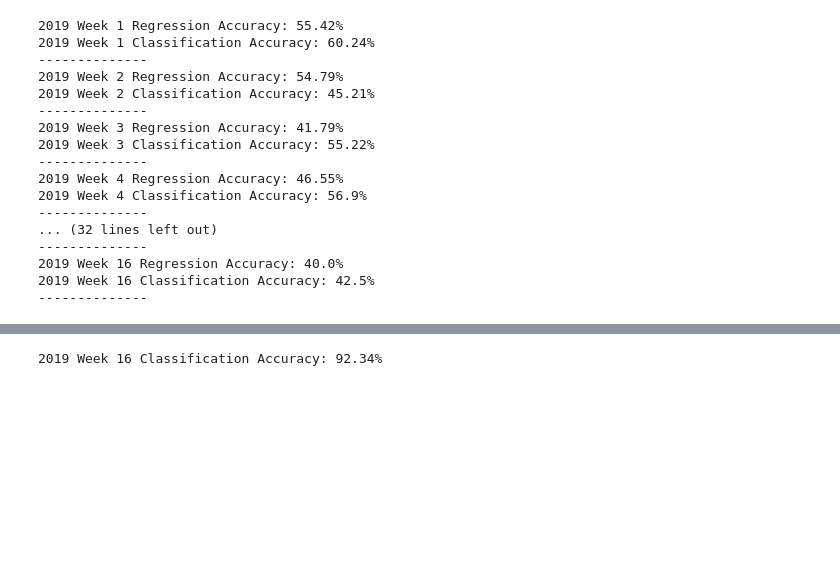
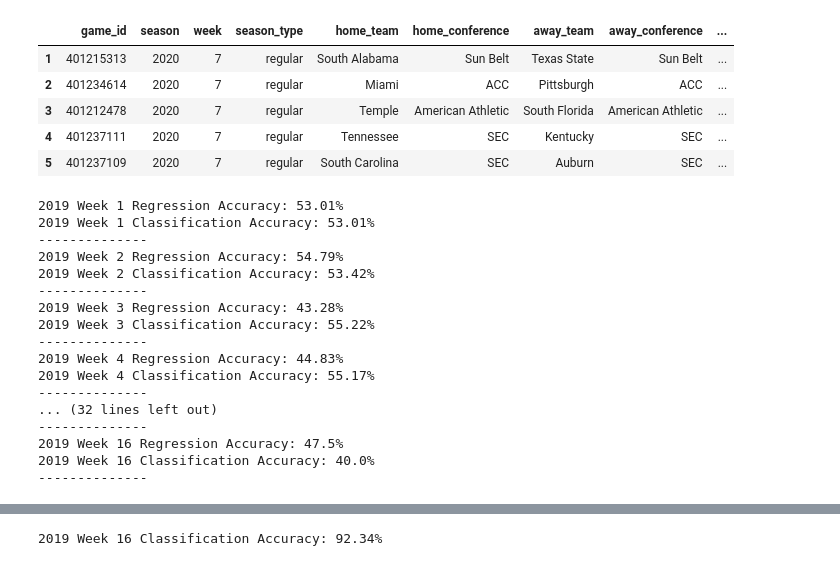
Before and after one commit to gardnmi/zillion_picks, a Jupyter notebook: ml_model/model.ipynb, the cells around one changed output, grey strips where cells are left out. Drawn from its saved outputs; the diff is of its cells as text; code cells hidden in the pictures; blank space fills up the shorter version.

```diff
--- a/ml_model/model.ipynb
+++ b/ml_model/model.ipynb
@@ -196,3 +199,16 @@ predict_df.head()
+# %%
+if no_predictions:
+    predict_df = predict_df.dropna(subset=['regression_spread_result'])
+else:
+    pass
+predict_df.head()
+# %% [output]
+|  | game_id | season | week | season_type | home_team | home_conference | away_team | away_conference | ... |
+| 1 | 401215313 | 2020 | 7 | regular | South Alabama | Sun Belt | Texas State | Sun Belt | ... |
+| 2 | 401234614 | 2020 | 7 | regular | Miami | ACC | Pittsburgh | ACC | ... |
+| 3 | 401212478 | 2020 | 7 | regular | Temple | American Athletic | South Florida | American Athletic | ... |
+| 4 | 401237111 | 2020 | 7 | regular | Tennessee | SEC | Kentucky | SEC | ... |
+| 5 | 401237109 | 2020 | 7 | regular | South Carolina | SEC | Auburn | SEC | ... |
 # %%
 # Export
 filepath = Path('../zillion_picks/picks')
@@ -299,7 +315,7 @@ for predict_week in range(1,17):
     drop_columns.append('classification_spread_pred')
 
     X_train['classification_confidence'] = model_classifier.predict_proba(ct.fit_transform(X_train.drop(drop_columns, axis=1)))[:,0]
-    X_test['classification_confidence'] = model_classifier.predict_proba(ct.fit_transform(X_test.drop(drop_columns, axis=1)))[:,0]
+    X_test['classification_confidence'] =  np.max(model_classifier.predict_proba(ct.fit_transform(X_test.drop(drop_columns, axis=1))), axis=1)
 
     predict_df = X_test[final_columns]
 
@@ -332,22 +348,22 @@ for predict_week in range(1,17):
     print(f"{predict_season} Week {predict_week} Classification Accuracy: {round(accuracy_score(X_test['spread_result'], X_test['classification_spread_pred']) * 100,2)}%" )
     print('--------------')
 # %% [output]
-2019 Week 1 Regression Accuracy: 55.42%
-2019 Week 1 Classification Accuracy: 60.24%
+2019 Week 1 Regression Accuracy: 53.01%
+2019 Week 1 Classification Accuracy: 53.01%
 --------------
 2019 Week 2 Regression Accuracy: 54.79%
-2019 Week 2 Classification Accuracy: 45.21%
+2019 Week 2 Classification Accuracy: 53.42%
 --------------
-2019 Week 3 Regression Accuracy: 41.79%
+2019 Week 3 Regression Accuracy: 43.28%
 2019 Week 3 Classification Accuracy: 55.22%
 --------------
-2019 Week 4 Regression Accuracy: 46.55%
-2019 Week 4 Classification Accuracy: 56.9%
+2019 Week 4 Regression Accuracy: 44.83%
+2019 Week 4 Classification Accuracy: 55.17%
 --------------
 ... (32 lines left out)
 --------------
-2019 Week 16 Regression Accuracy: 40.0%
-2019 Week 16 Classification Accuracy: 42.5%
+2019 Week 16 Regression Accuracy: 47.5%
+2019 Week 16 Classification Accuracy: 40.0%
 --------------
 # %%
 # Test Feature Importance
```
Also changed, not shown: parts of 12 cells of this notebook, 6 other files.
